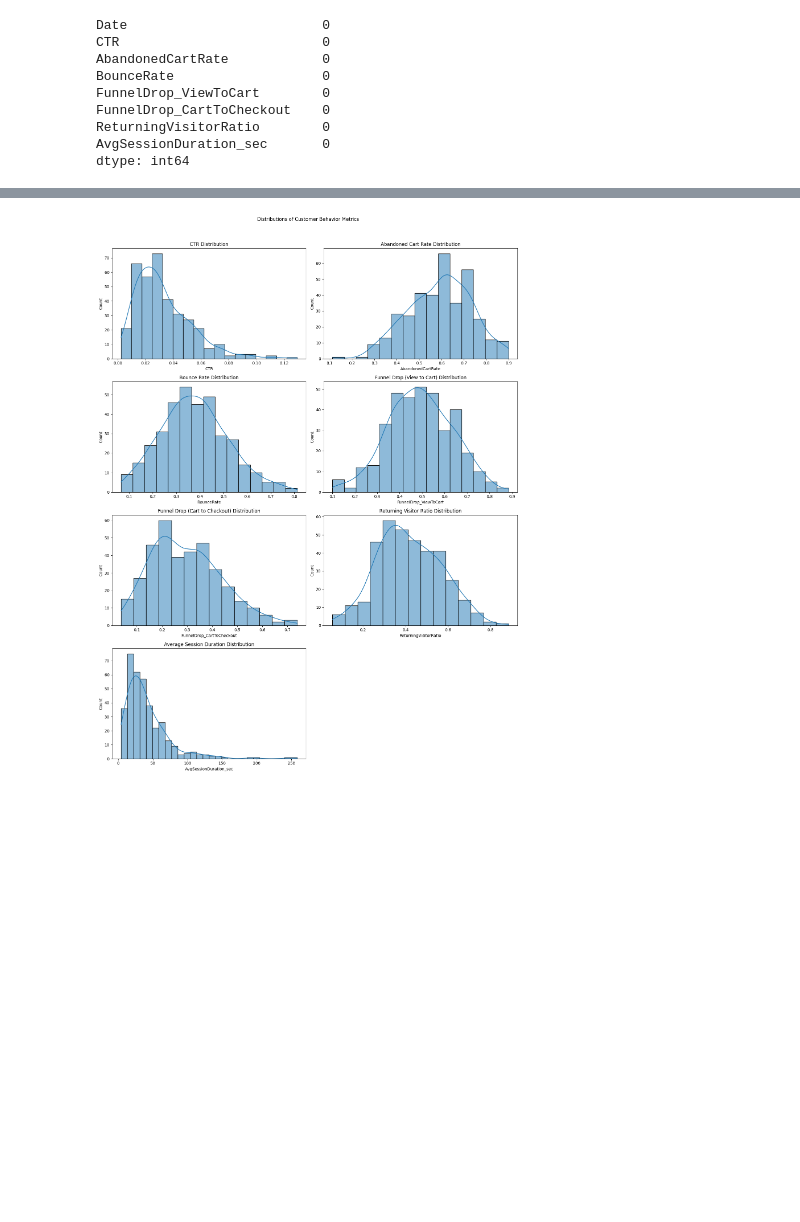
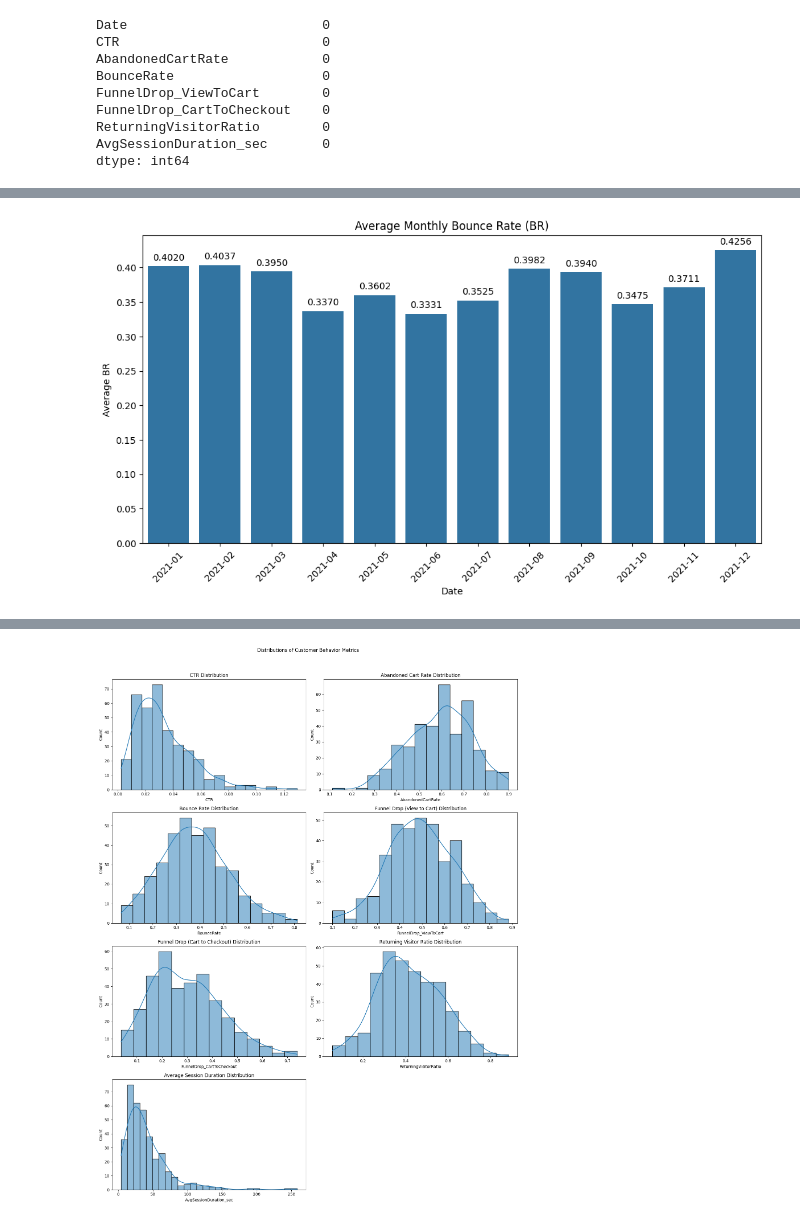
Before and after one commit to omkar-dalvi/databricks-mlops-hackathon, a Jupyter notebook: src/eda/customer_behaviour.ipynb, the cells around one changed output, grey strips where cells are left out. Cells and saved outputs as stored; diff of their text form; code cells hidden in the pictures; blank space fills up the shorter version.

```diff
--- a/src/eda/customer_behaviour.ipynb
+++ b/src/eda/customer_behaviour.ipynb
@@ -61,0 +117,22 @@ customer_behavior_df.head()
+# %%
+# Resample the data to monthly frequency and calculate the mean BounceRate
+monthly_br = customer_behavior_df['BounceRate'].resample('M').mean()
+
+plt.figure(figsize=(12, 6))
+ax = sns.barplot(x=monthly_br.index.strftime('%Y-%m'), y=monthly_br.values)
+plt.title('Average Monthly Bounce Rate (BR)')
+plt.xlabel('Date')
+plt.ylabel('Average BR')
+plt.xticks(rotation=45)
+
+# Add the value of each bar on top of it
+for p in ax.patches:
+    ax.annotate(format(p.get_height(), '.4f'),
+                (p.get_x() + p.get_width() / 2., p.get_height()),
+                ha = 'center', va = 'center',
+                xytext = (0, 9),
+                textcoords = 'offset points')
+
+plt.show()
+# %% [output]
+[figure, added]
```
Also changed, not shown: parts of 15 cells of this notebook.
